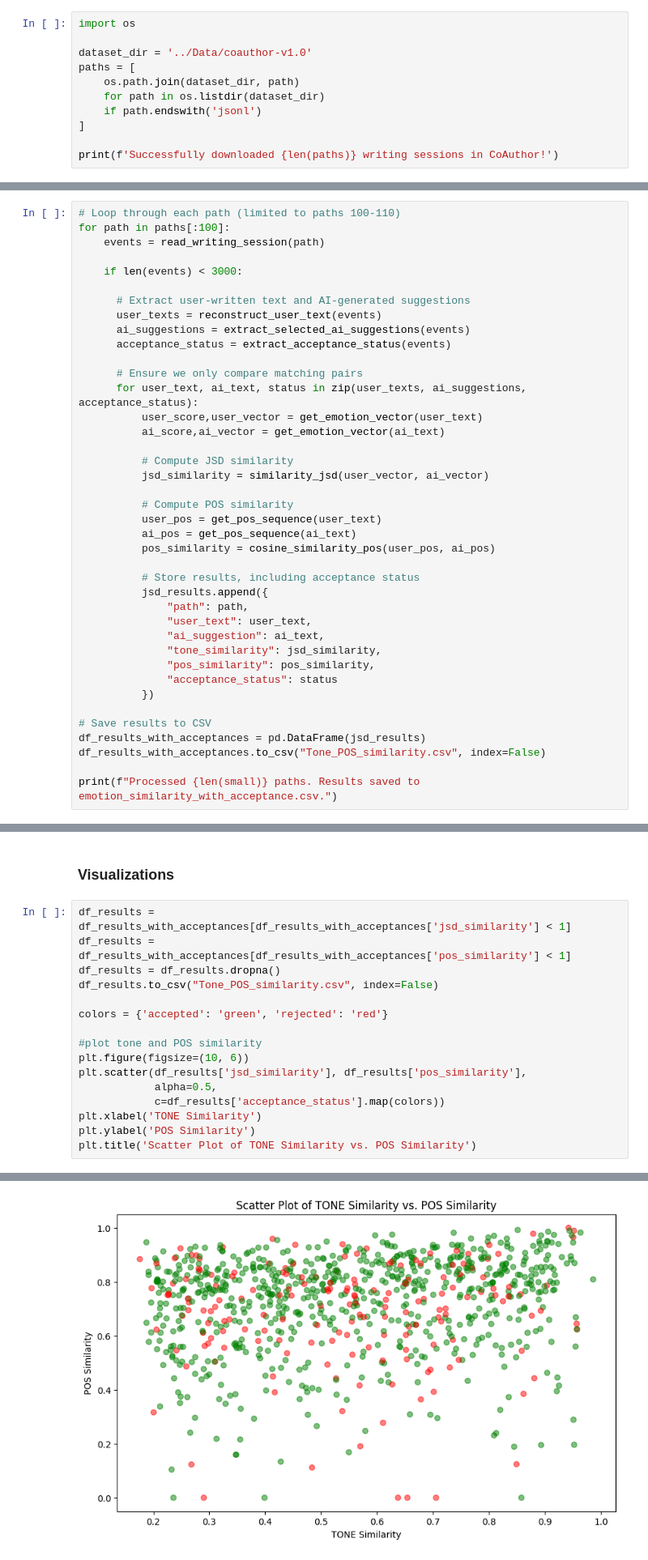
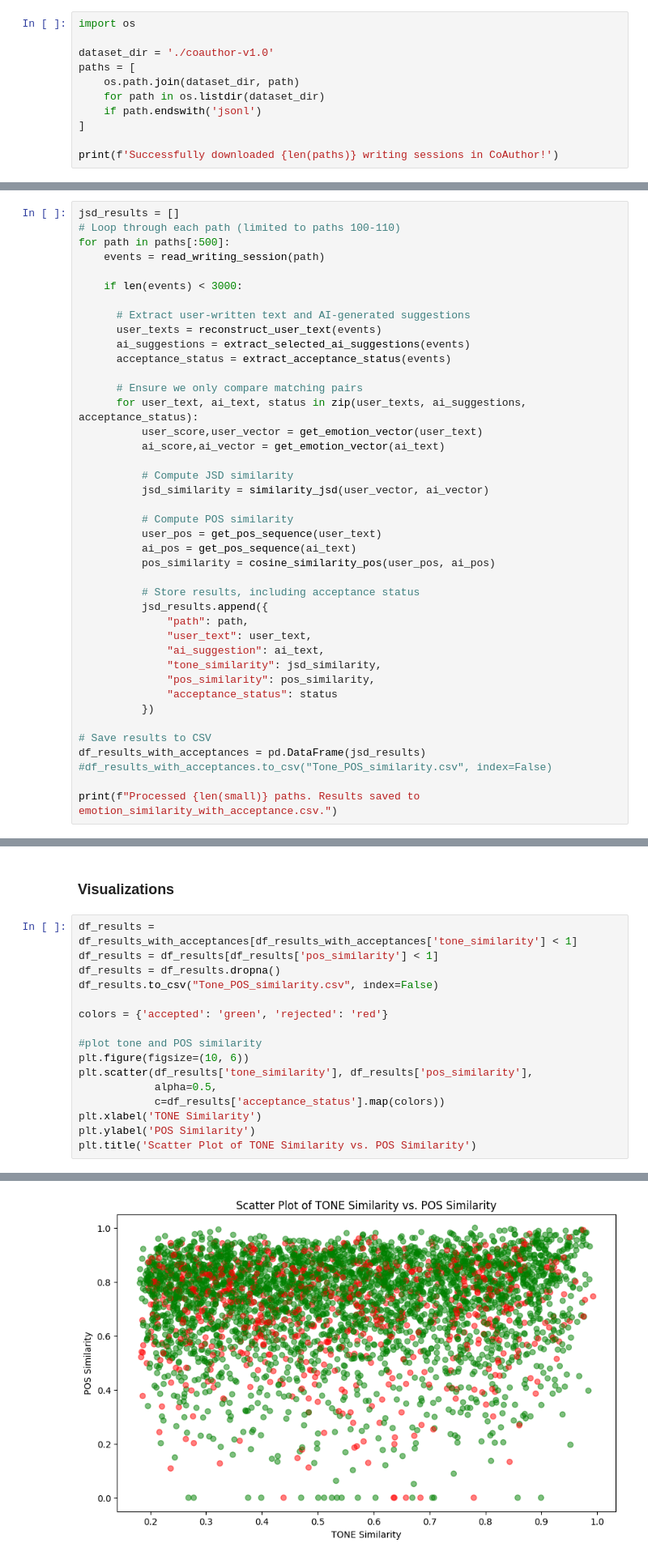
Before and after one commit to northofsophia/Helpfulness, a Jupyter notebook: Code/Detecting_Stylistic_Fit_(TONE_and_POS)_Prompt_vs_Suggestions.ipynb, the cells around one changed output, grey strips where cells are left out. Shown at 81% size. Saved outputs shown, nothing was run; the diff lists cells and outputs as text.

```diff
--- a/Code/Detecting_Stylistic_Fit_(TONE_and_POS)_Prompt_vs_Suggestions.ipynb
+++ b/Code/Detecting_Stylistic_Fit_(TONE_and_POS)_Prompt_vs_Suggestions.ipynb
@@ -26,7 +33,7 @@ rm: chi2022-coauthor-v1.0.zip: No such file or directory
 # %%
 import os
 
-dataset_dir = '../Data/coauthor-v1.0'
+dataset_dir = './coauthor-v1.0'
 paths = [
     os.path.join(dataset_dir, path)
     for path in os.listdir(dataset_dir)
@@ -674,8 +681,9 @@ POS Tag Similarity: 0.6842105263157894
 ### MOST IMPORTANT
 Creates the dataframe with user text, ai-suggestion, Tone similarity and POS similarity.
 # %%
+jsd_results = []
 # Loop through each path (limited to paths 100-110)
-for path in paths[:100]:
+for path in paths[:500]:
     events = read_writing_session(path)
 
     if len(events) < 3000:
@@ -710,7 +718,7 @@ for path in paths[:100]:
 
 # Save results to CSV
 df_results_with_acceptances = pd.DataFrame(jsd_results)
-df_results_with_acceptances.to_csv("Tone_POS_similarity.csv", index=False)
+#df_results_with_acceptances.to_csv("Tone_POS_similarity.csv", index=False)
 
 print(f"Processed {len(small)} paths. Results saved to emotion_similarity_with_acceptance.csv.")
 # %% [output]
@@ -734,24 +742,24 @@ Processed 10 paths. Results saved to emotion_similarity_with_acceptance.csv.
 # %% [markdown]
 ### Visualizations
 # %%
-df_results = df_results_with_acceptances[df_results_with_acceptances['jsd_similarity'] < 1]
-df_results = df_results_with_acceptances[df_results_with_acceptances['pos_similarity'] < 1]
+df_results = df_results_with_acceptances[df_results_with_acceptances['tone_similarity'] < 1]
+df_results = df_results[df_results['pos_similarity'] < 1]
 df_results = df_results.dropna()
 df_results.to_csv("Tone_POS_similarity.csv", index=False)
 
 colors = {'accepted': 'green', 'rejected': 'red'}
 
 #plot tone and POS similarity
 plt.figure(figsize=(10, 6))
-plt.scatter(df_results['jsd_similarity'], df_results['pos_similarity'],
+plt.scatter(df_results['tone_similarity'], df_results['pos_similarity'],
             alpha=0.5,
             c=df_results['acceptance_status'].map(colors))
 plt.xlabel('TONE Similarity')
 plt.ylabel('POS Similarity')
 plt.title('Scatter Plot of TONE Similarity vs. POS Similarity')
 # %% [output]
 Text(0.5, 1.0, 'Scatter Plot of TONE Similarity vs. POS Similarity')
-[figure, old version]
+[figure, new version]
 # %%
 plt.figure(figsize=(10, 6))
 plt.hist(df_results[df_results['acceptance_status'] == 'accepted']['pos_similarity'], bins=35, color='green', alpha=0.7, label='Accepted')
```
Also changed, not shown: parts of 19 cells of this notebook, 1 other file.
